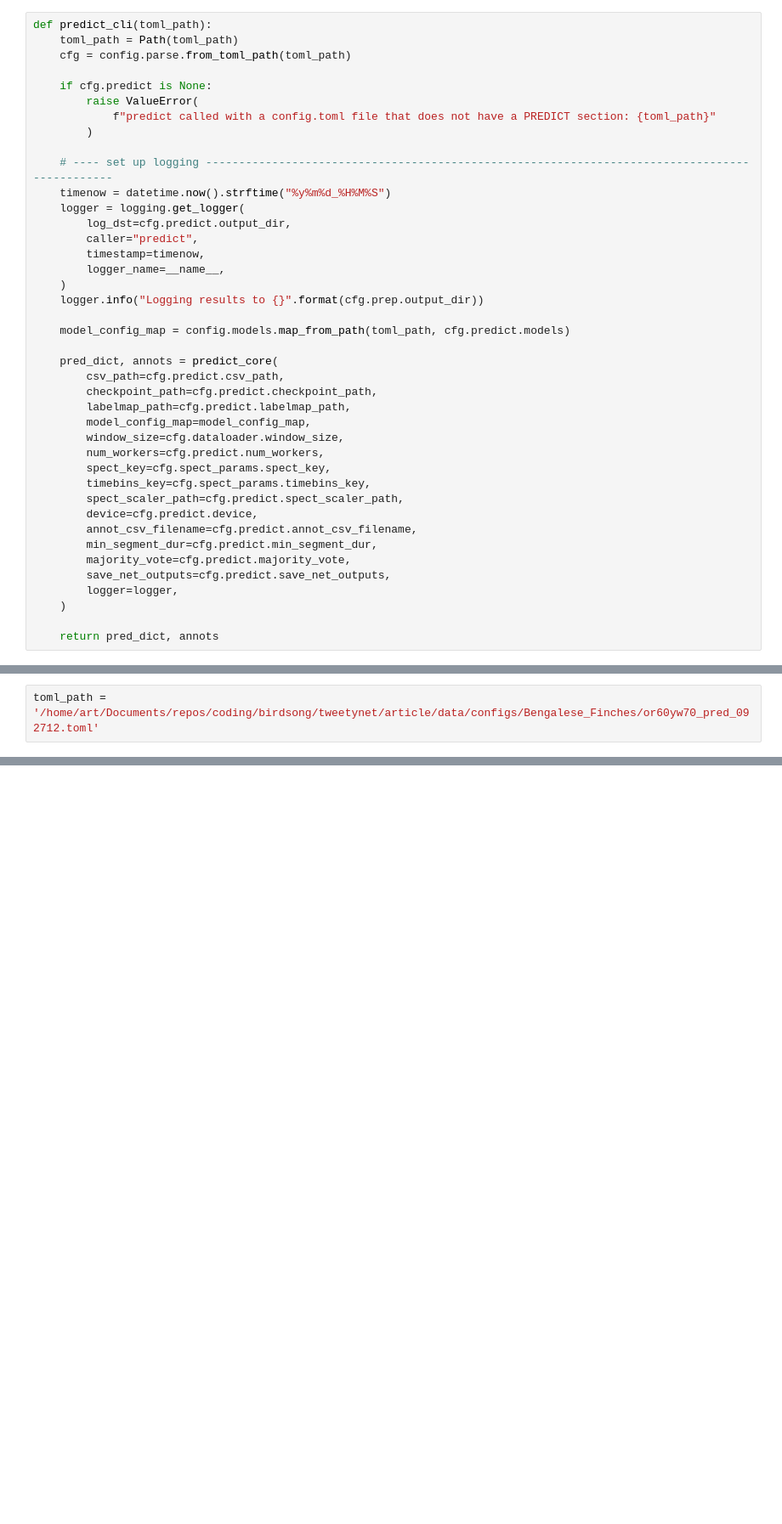
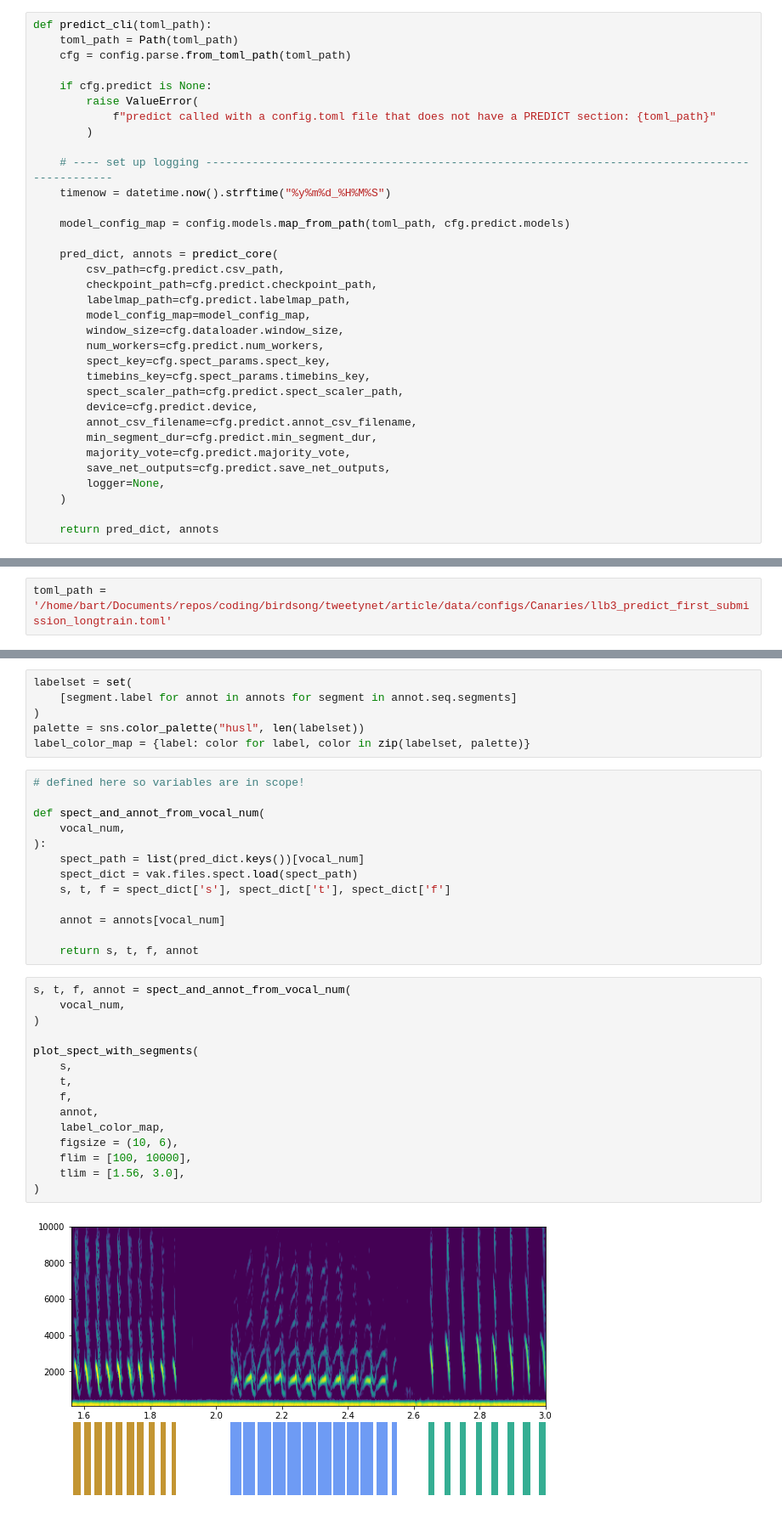
Before and after one commit to yardencsGitHub/tweetynet, a Jupyter notebook: article/src/scripts/plot-for-promo.ipynb, the cells around one changed output, grey strips where cells are left out. Shown at 85% size. Saved outputs shown, nothing was run; the diff lists cells and outputs as text; blank space fills up the shorter version.

```diff
--- a/article/src/scripts/plot-for-promo.ipynb
+++ b/article/src/scripts/plot-for-promo.ipynb
@@ -224,13 +214,6 @@ def predict_cli(toml_path):
 
     # ---- set up logging ----------------------------------------------------------------------------------------------
     timenow = datetime.now().strftime("%y%m%d_%H%M%S")
-    logger = logging.get_logger(
-        log_dst=cfg.predict.output_dir,
-        caller="predict",
-        timestamp=timenow,
-        logger_name=__name__,
-    )
-    logger.info("Logging results to {}".format(cfg.prep.output_dir))
 
     model_config_map = config.models.map_from_path(toml_path, cfg.predict.models)
 
@@ -249,7 +232,7 @@ def predict_cli(toml_path):
         min_segment_dur=cfg.predict.min_segment_dur,
         majority_vote=cfg.predict.majority_vote,
         save_net_outputs=cfg.predict.save_net_outputs,
-        logger=logger,
+        logger=None,
     )
 
     return pred_dict, annots
@@ -256,3 +310,3 @@ def predict_cli(toml_path):
 # %%
-toml_path = '/home/art/Documents/repos/coding/birdsong/tweetynet/article/data/configs/Bengalese_Finches/or60yw70_pred_092712.toml'
+toml_path = '/home/bart/Documents/repos/coding/birdsong/tweetynet/article/data/configs/Canaries/llb3_predict_first_submission_longtrain.toml'
 # %%
@@ -263,0 +331,36 @@ ls results/Bengalese_Finches/learncurve/
+# %%
+labelset = set(
+    [segment.label for annot in annots for segment in annot.seq.segments]
+)
+palette = sns.color_palette("husl", len(labelset))
+label_color_map = {label: color for label, color in zip(labelset, palette)}
+# %%
+# defined here so variables are in scope!
+
+def spect_and_annot_from_vocal_num(
+    vocal_num,
+):
+    spect_path = list(pred_dict.keys())[vocal_num]
+    spect_dict = vak.files.spect.load(spect_path)
+    s, t, f = spect_dict['s'], spect_dict['t'], spect_dict['f']
+
+    annot = annots[vocal_num]
+
+    return s, t, f, annot
+# %%
+s, t, f, annot = spect_and_annot_from_vocal_num(
+    vocal_num,
+)
+
+plot_spect_with_segments(
+    s,
+    t,
+    f,
+    annot,
+    label_color_map,
+    figsize = (10, 6),
+    flim = [100, 10000],
+    tlim = [1.56, 3.0],
+)
+# %% [output]
+[figure, added]
```
Also changed, not shown: parts of 7 cells of this notebook.
